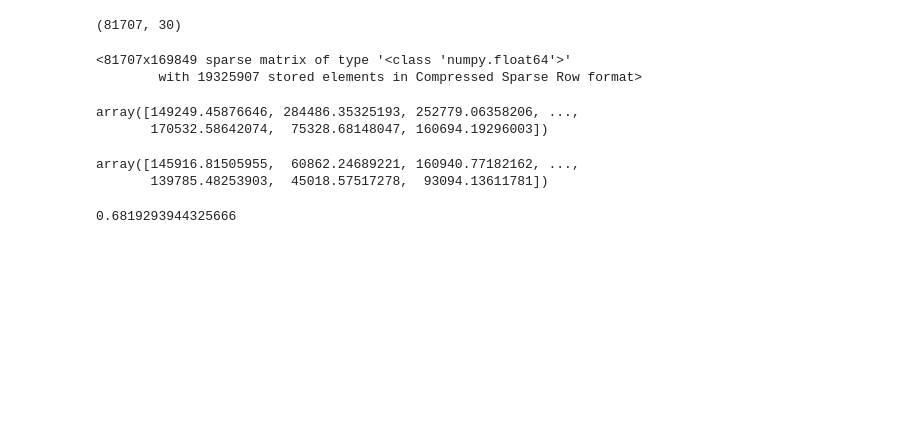
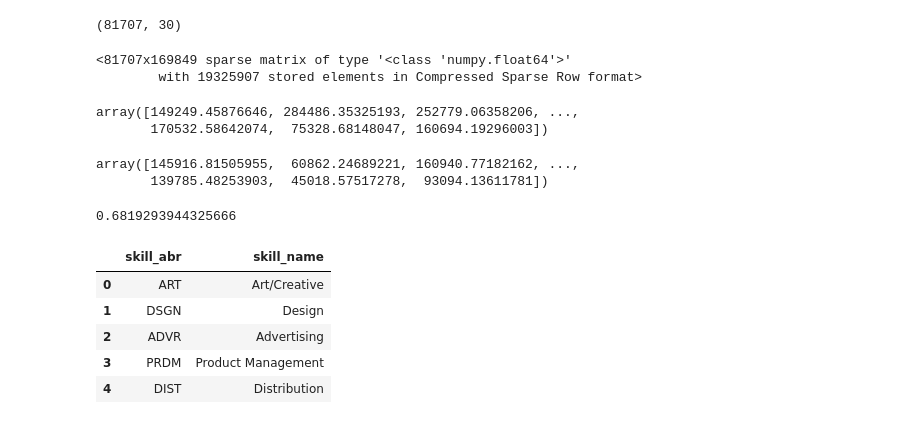
Before and after one commit to Baconthorpe/Salary-Word-Salad, a Jupyter notebook: world_salad_notebook.ipynb, the cells around one changed output. Cells and saved outputs as stored; diff of their text form; code cells hidden in the pictures; blank space fills up the shorter version.

```diff
--- a/world_salad_notebook.ipynb
+++ b/world_salad_notebook.ipynb
@@ -391,3 +396,14 @@ voting_reg.fit(X_train, y_train)
 voting_reg.score(X_test, y_test)
 # %% [output]
 0.6819293944325666
+# %%
+df2 = pd.read_csv('LinkedIn Job Postings/mappings/skills.csv')
+# %%
+df2.head()
+# %% [output]
+|  | skill_abr | skill_name |
+| 0 | ART | Art/Creative |
+| 1 | DSGN | Design |
+| 2 | ADVR | Advertising |
+| 3 | PRDM | Product Management |
+| 4 | DIST | Distribution |
```
Also changed, not shown: parts of 11 cells of this notebook, 14 other files.
